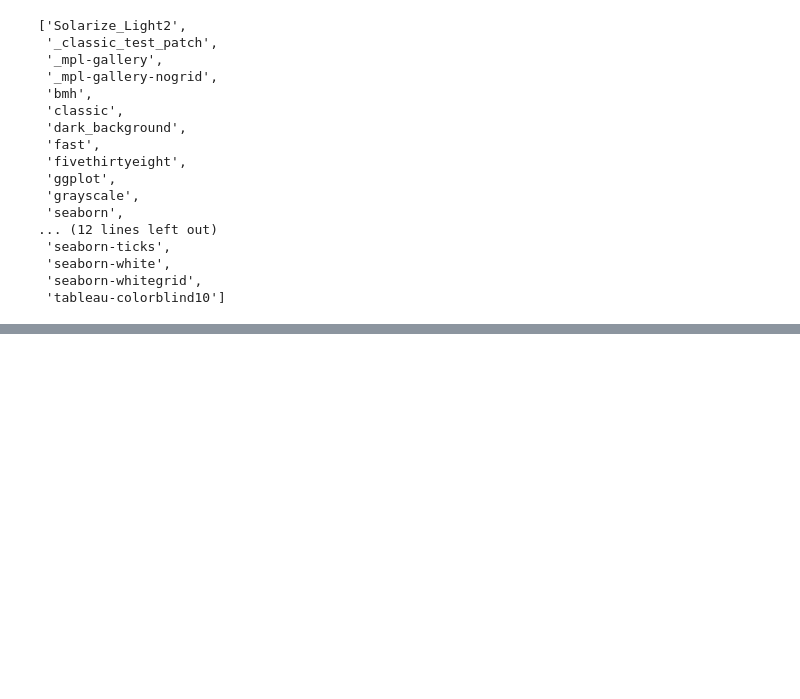
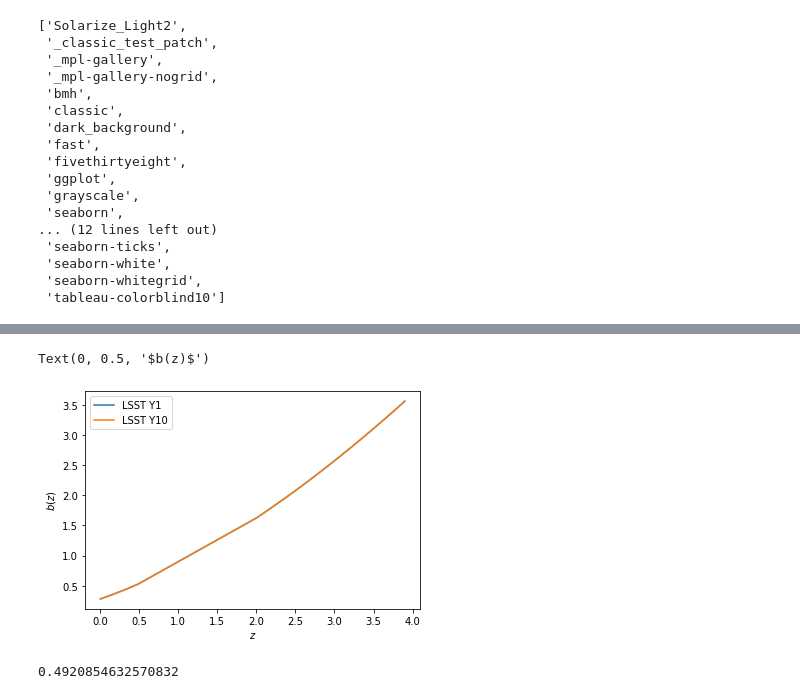
Before and after one commit to hangqianjun/lya_forest_clustering_z, a Jupyter notebook: notebooks/nz_desi_lsst.ipynb, the cells around one changed output, grey strips where cells are left out. Drawn from its saved outputs; the diff is of its cells as text; code cells hidden in the pictures; blank space fills up the shorter version.

```diff
--- a/notebooks/nz_desi_lsst.ipynb
+++ b/notebooks/nz_desi_lsst.ipynb
@@ -130,0 +173,13 @@ pl.style.available
+# %%
+pl.plot(fin[1]['z'],fin[1]['bias'],label="LSST Y1")
+pl.plot(fin[10]['z'],fin[10]['bias'],label="LSST Y10")
+pl.legend()
+pl.xlabel("$z$")
+pl.ylabel("$b(z)$")
+# %% [output]
+Text(0, 0.5, '$b(z)$')
+[figure, added]
+# %%
+fin[10]['number_density']/60**2
+# %% [output]
+0.4920854632570832
```
Also changed, not shown: parts of 7 cells of this notebook, 13 other files.
